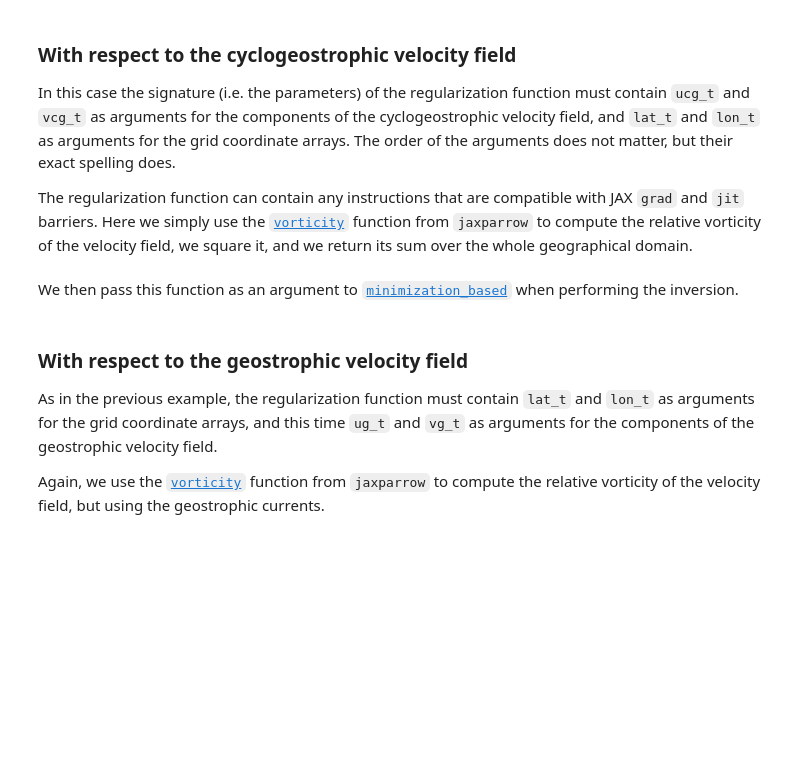
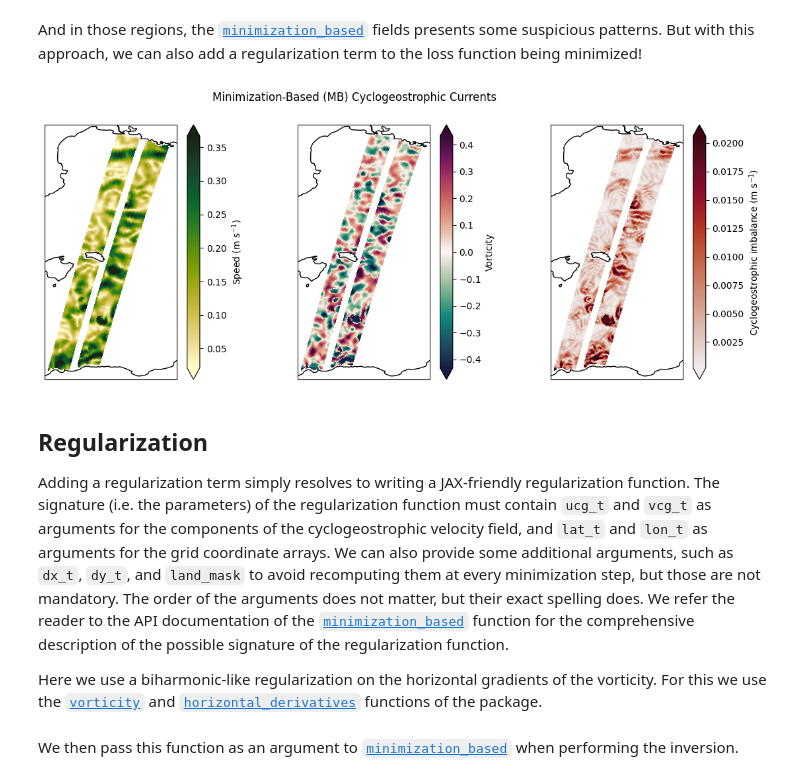
Before and after one commit to IGE-OPERA/jaxparrow, a Jupyter notebook: docs/examples/swot_regularization.ipynb, the cells around one changed output. Drawn from its saved outputs; the diff is of its cells as text; code cells hidden in the pictures; blank space fills up the shorter version.

```diff
--- a/docs/examples/swot_regularization.ipynb
+++ b/docs/examples/swot_regularization.ipynb
@@ -88,8 +151,62 @@ mb_results_noreg = minimization_based(
+# %% [markdown]
+And in those regions, the [`minimization_based`](../api.md#jaxparrow.cyclogeostrophy.minimization_based) fields presents some suspicious patterns.
+But with this approach, we can also add a regularization term to the loss function being minimized!
+# %%
+mb_results = minimization_based(
+    lat_t=lat, lon_t=lon, ug_t=ug, vg_t=vg,
+    optim=optax.chain(optax.clip(1), optax.sgd(learning_rate=5e-3))
+)
+
+ucg_mb = mb_results.ucg
+vcg_mb   = mb_results.vcg
+
+uvcg_mb = kinematics.magnitude(ucg_mb, vcg_mb)
+rvcg_mb = kinematics.vorticity(ucg_mb, vcg_mb, lat, lon)
+
+uvcg_mb_da = make_da(uvcg_mb)
+rvcg_mb_da = make_da(rvcg_mb)
+
+cg_uimb_mb, cg_vimb_mb = cyclogeostrophic_imbalance(ug, vg, ucg_mb, vcg_mb, lat, lon)
+cg_imb_mb = (cg_uimb_mb**2 + cg_vimb_mb**2)**0.5
+cg_imb_mb_da = make_da(cg_imb_mb)
+# %%
+fig, axes = plt.subplots(1, 3, figsize=(14, 5), subplot_kw={"projection": ccrs.PlateCarree()})
+
+_ = uvcg_mb_da.plot.pcolormesh(
+    x="longitude", y="latitude",
+    cmap=cmo.speed, add_colorbar=True, robust=True,
+    cbar_kwargs={"label": "Speed (m s$^{-1}$)"},
+    transform=ccrs.PlateCarree(), ax=axes[0]
+)
+
+_ = rvcg_mb_da.plot.pcolormesh(
+    x="longitude", y="latitude",
+    cmap=cmo.curl, add_colorbar=True, robust=True,
+    cbar_kwargs={"label": "Vorticity"},
+    transform=ccrs.PlateCarree(), ax=axes[1]
+)
+
+_ = cg_imb_mb_da.plot.pcolormesh(
+    x="longitude", y="latitude",
+    cmap=cmo.amp, add_colorbar=True, robust=True,
+    cbar_kwargs={"label": "Cyclogeostrophic imbalance (m s$^{-1}$)"},
+    transform=ccrs.PlateCarree(), ax=axes[2]
+)
+
+for ax in axes:
+    ax.coastlines()
+
+fig.suptitle("Minimization-Based (MB) Cyclogeostrophic Currents")
+
+plt.show()
+# %% [output]
+[figure, added]
 # %% [markdown]
-### With respect to the cyclogeostrophic velocity field
+## Regularization
 
-In this case the signature (i.e. the parameters) of the regularization function must contain ``ucg_t`` and ``vcg_t`` as arguments for the components of the cyclogeostrophic velocity field, and ``lat_t`` and ``lon_t`` as arguments for the grid coordinate arrays. The order of the arguments does not matter, but their exact spelling does.
+Adding a regularization term simply resolves to writing a JAX-friendly regularization function.
+The signature (i.e. the parameters) of the regularization function must contain ``ucg_t`` and ``vcg_t`` as arguments for the components of the cyclogeostrophic velocity field, and ``lat_t`` and ``lon_t`` as arguments for the grid coordinate arrays. We can also provide some additional arguments, such as ``dx_t``, ``dy_t``, and ``land_mask`` to avoid recomputing them at every minimization step, but those are not mandatory.
+The order of the arguments does not matter, but their exact spelling does. We refer the reader to the API documentation of the [`minimization_based`](../api.md#jaxparrow.cyclogeostrophy.minimization_based) function for the comprehensive description of the possible signature of the regularization function.
 
-The regularization function can contain any instructions that are compatible with JAX ``grad`` and ``jit`` barriers.
-Here we simply use the [`vorticity`](../api.md#jaxparrow.kinematics.vorticity) function from ``jaxparrow`` to compute the relative vorticity of the velocity field, we square it, and we return its sum over the whole geographical domain.
+Here we use a biharmonic-like regularization on the horizontal gradients of the vorticity. For this we use the [`vorticity`](../api.md#jaxparrow.kinematics.vorticity) and [`horizontal_derivatives`](../api.md#jaxparrow.operators.horizontal_derivatives) functions of the package.
 # %%
@@ -110,6 +220,0 @@ mb_results_cg = minimization_based(
-# %% [markdown]
-### With respect to the geostrophic velocity field
-
-As in the previous example, the regularization function must contain ``lat_t`` and ``lon_t`` as arguments for the grid coordinate arrays, and this time ``ug_t`` and ``vg_t`` as arguments for the components of the geostrophic velocity field.
-
-Again, we use the [`vorticity`](../api.md#jaxparrow.kinematics.vorticity) function from ``jaxparrow`` to compute the relative vorticity of the velocity field, but using the geostrophic currents.
```
Also changed, not shown: parts of 54 cells of this notebook, 19 other files.
